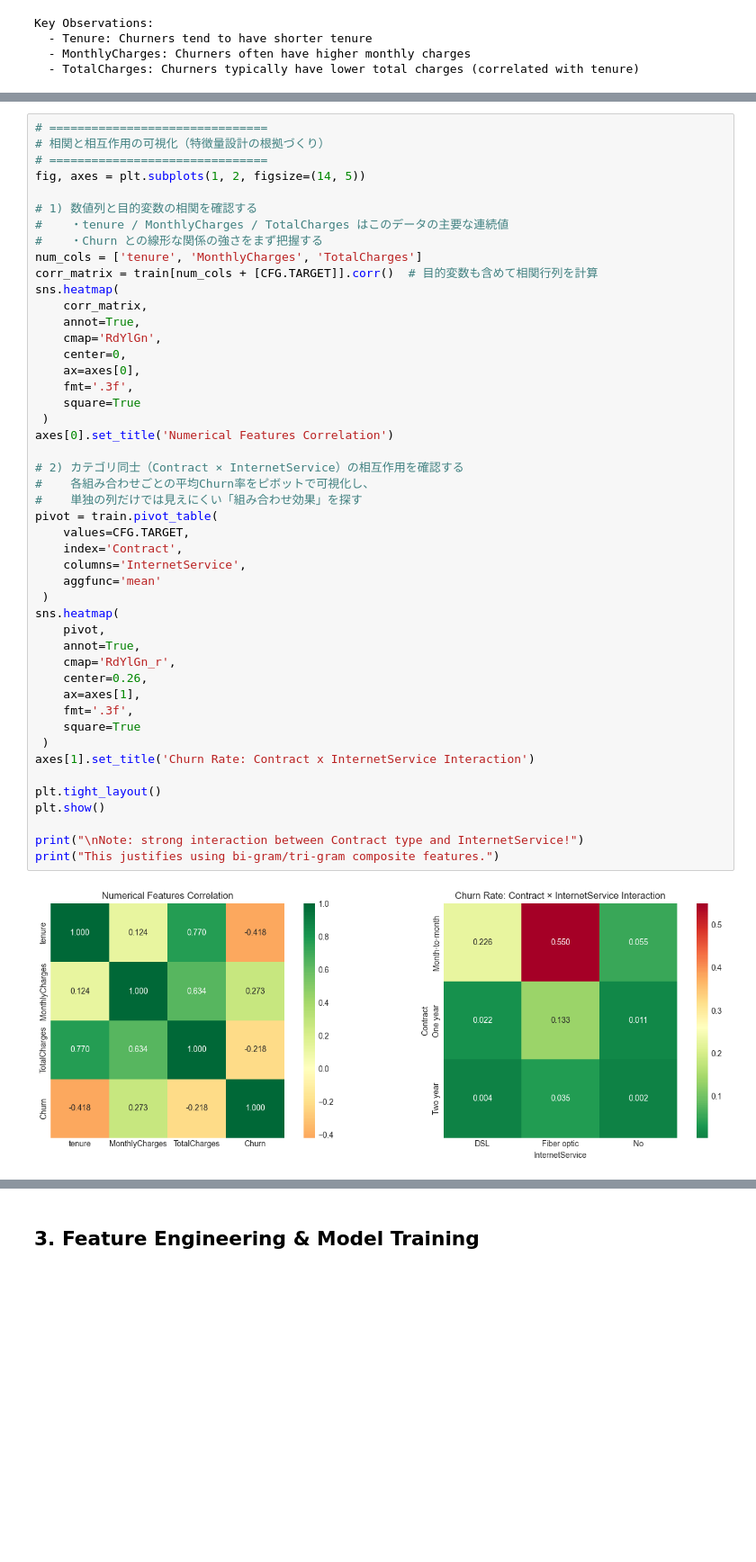
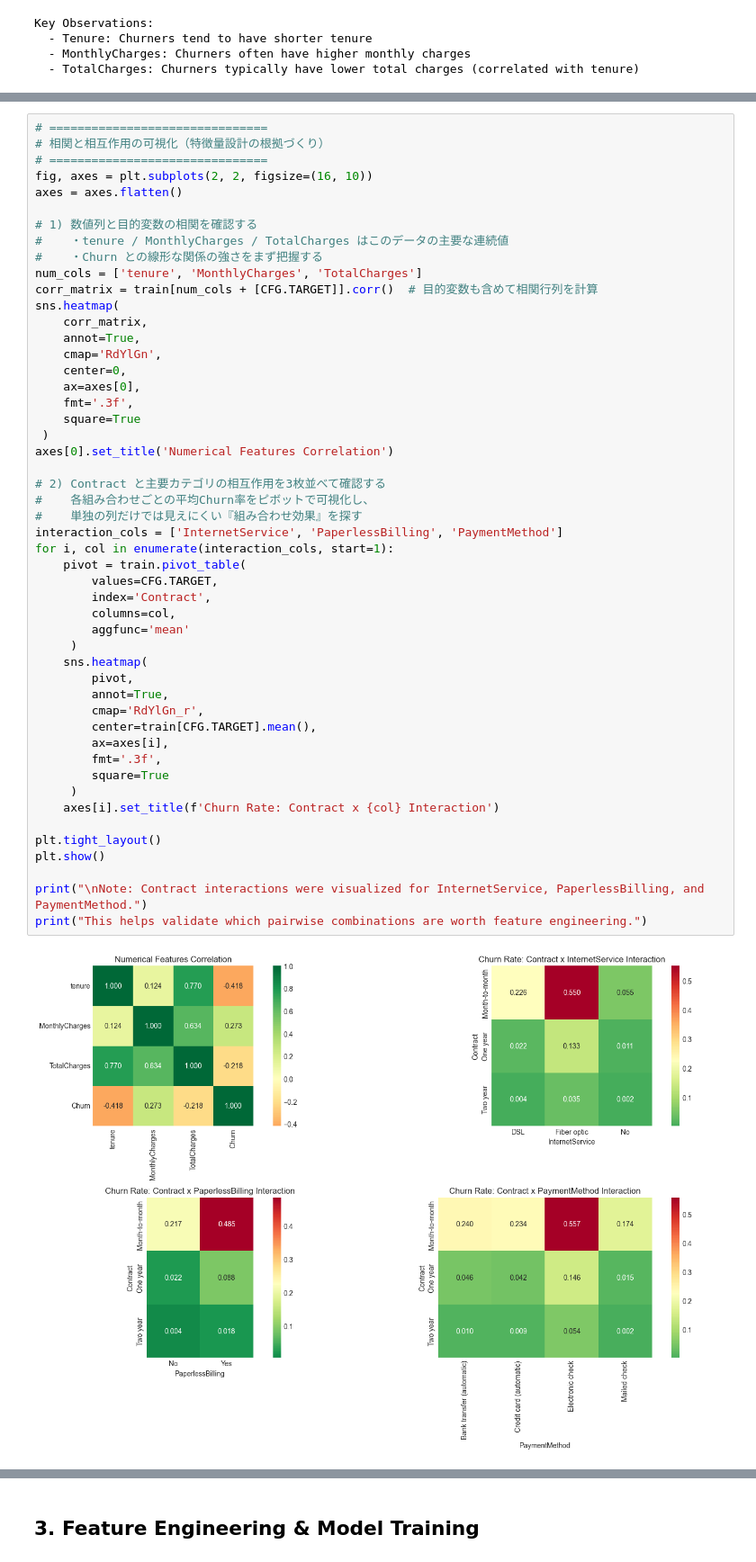
Before and after one commit to tsukasahamaoka9-source/DS_Projects, a Jupyter notebook: 1_PR,CL_Kaggle playground Mar/notebook/cv-auc-0-91930-xgb-cb-blend.ipynb, the cells around one changed output, grey strips where cells are left out. Shown at 90% size. Drawn from its saved outputs; the diff is of its cells as text; blank space fills up the shorter version.

```diff
--- a/1_PR,CL_Kaggle playground Mar/notebook/cv-auc-0-91930-xgb-cb-blend.ipynb
+++ b/1_PR,CL_Kaggle playground Mar/notebook/cv-auc-0-91930-xgb-cb-blend.ipynb
@@ -319,49 +319,52 @@ plt.show()
 # %%
 # ===============================
 # 相関と相互作用の可視化（特徴量設計の根拠づくり）
 # ===============================
-fig, axes = plt.subplots(1, 2, figsize=(14, 5))
+fig, axes = plt.subplots(2, 2, figsize=(16, 10))
+axes = axes.flatten()
 
 # 1) 数値列と目的変数の相関を確認する
 #    ・tenure / MonthlyCharges / TotalCharges はこのデータの主要な連続値
 #    ・Churn との線形な関係の強さをまず把握する
 num_cols = ['tenure', 'MonthlyCharges', 'TotalCharges']
 corr_matrix = train[num_cols + [CFG.TARGET]].corr()  # 目的変数も含めて相関行列を計算
 sns.heatmap(
     corr_matrix,
     annot=True,
     cmap='RdYlGn',
     center=0,
     ax=axes[0],
     fmt='.3f',
     square=True
  )
 axes[0].set_title('Numerical Features Correlation')
 
-# 2) カテゴリ同士（Contract × InternetService）の相互作用を確認する
+# 2) Contract と主要カテゴリの相互作用を3枚並べて確認する
 #    各組み合わせごとの平均Churn率をピボットで可視化し、
-#    単独の列だけでは見えにくい「組み合わせ効果」を探す
-pivot = train.pivot_table(
-    values=CFG.TARGET,
-    index='Contract',
-    columns='InternetService',
-    aggfunc='mean'
- )
-sns.heatmap(
-    pivot,
-    annot=True,
-    cmap='RdYlGn_r',
-    center=0.26,
-    ax=axes[1],
-    fmt='.3f',
-    square=True
- )
-axes[1].set_title('Churn Rate: Contract x InternetService Interaction')
+#    単独の列だけでは見えにくい『組み合わせ効果』を探す
+interaction_cols = ['InternetService', 'PaperlessBilling', 'PaymentMethod']
+for i, col in enumerate(interaction_cols, start=1):
+    pivot = train.pivot_table(
+        values=CFG.TARGET,
+        index='Contract',
+        columns=col,
+        aggfunc='mean'
+     )
+    sns.heatmap(
+        pivot,
+        annot=True,
+        cmap='RdYlGn_r',
+        center=train[CFG.TARGET].mean(),
+        ax=axes[i],
+        fmt='.3f',
+        square=True
+     )
+    axes[i].set_title(f'Churn Rate: Contract x {col} Interaction')
 
 plt.tight_layout()
 plt.show()
 
-print("\nNote: strong interaction between Contract type and InternetService!")
-print("This justifies using bi-gram/tri-gram composite features.")
+print("\nNote: Contract interactions were visualized for InternetService, PaperlessBilling, and PaymentMethod.")
+print("This helps validate which pairwise combinations are worth feature engineering.")
 # %% [output]
-[figure, old version]
+[figure, new version]
```
Also changed, not shown: parts of 11 cells of this notebook.
